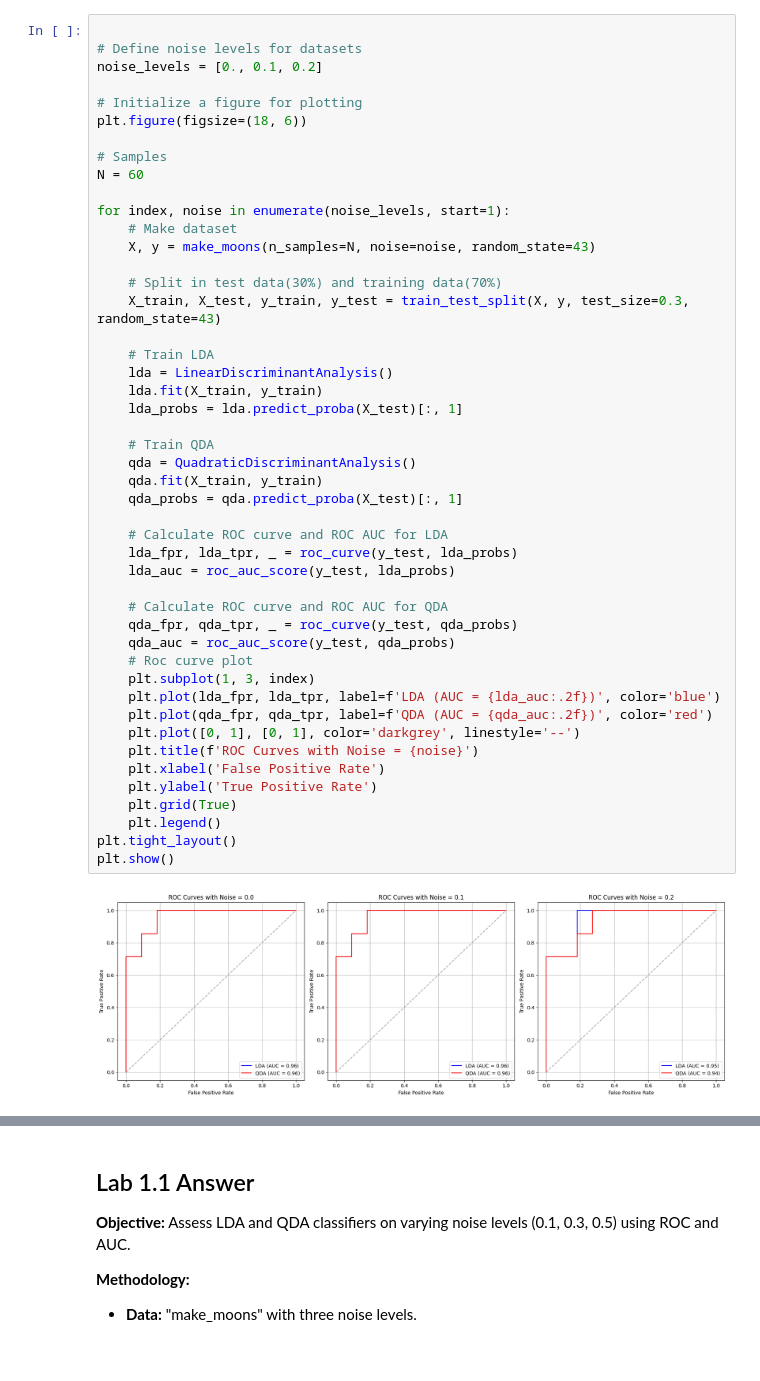
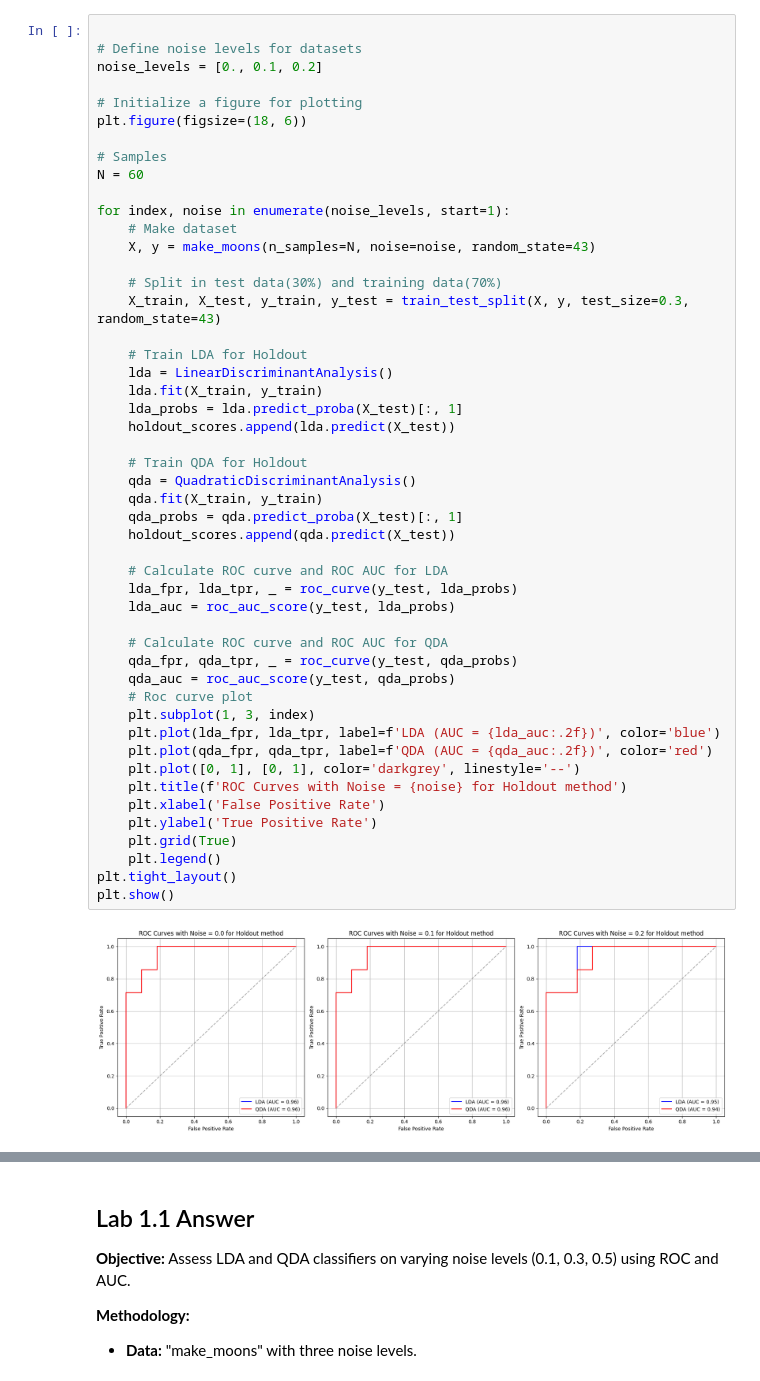
Before and after one commit to Alejandro-GDLF/DMandML, a Jupyter notebook: Pr1/Answer.ipynb, the cells around one changed output, grey strips where cells are left out. Saved outputs shown, nothing was run; the diff lists cells and outputs as text.

```diff
--- a/Pr1/Answer.ipynb
+++ b/Pr1/Answer.ipynb
@@ -25,34 +25,36 @@ for index, noise in enumerate(noise_levels, start=1):
     # Split in test data(30%) and training data(70%)
     X_train, X_test, y_train, y_test = train_test_split(X, y, test_size=0.3, random_state=43)
 
-    # Train LDA
+    # Train LDA for Holdout
     lda = LinearDiscriminantAnalysis()
     lda.fit(X_train, y_train)
     lda_probs = lda.predict_proba(X_test)[:, 1]
+    holdout_scores.append(lda.predict(X_test))
 
-    # Train QDA
+    # Train QDA for Holdout
     qda = QuadraticDiscriminantAnalysis()
     qda.fit(X_train, y_train)
     qda_probs = qda.predict_proba(X_test)[:, 1]
+    holdout_scores.append(qda.predict(X_test))
 
     # Calculate ROC curve and ROC AUC for LDA
     lda_fpr, lda_tpr, _ = roc_curve(y_test, lda_probs)
     lda_auc = roc_auc_score(y_test, lda_probs)
 
     # Calculate ROC curve and ROC AUC for QDA
     qda_fpr, qda_tpr, _ = roc_curve(y_test, qda_probs)
     qda_auc = roc_auc_score(y_test, qda_probs)
     # Roc curve plot
     plt.subplot(1, 3, index)
     plt.plot(lda_fpr, lda_tpr, label=f'LDA (AUC = {lda_auc:.2f})', color='blue')
     plt.plot(qda_fpr, qda_tpr, label=f'QDA (AUC = {qda_auc:.2f})', color='red')
     plt.plot([0, 1], [0, 1], color='darkgrey', linestyle='--')
-    plt.title(f'ROC Curves with Noise = {noise}')
+    plt.title(f'ROC Curves with Noise = {noise} for Holdout method')
     plt.xlabel('False Positive Rate')
     plt.ylabel('True Positive Rate')
     plt.grid(True)
     plt.legend()
 plt.tight_layout()
 plt.show()
 # %% [output]
-[figure, old version]
+[figure, new version]
```
Also changed, not shown: parts of 5 cells of this notebook.
